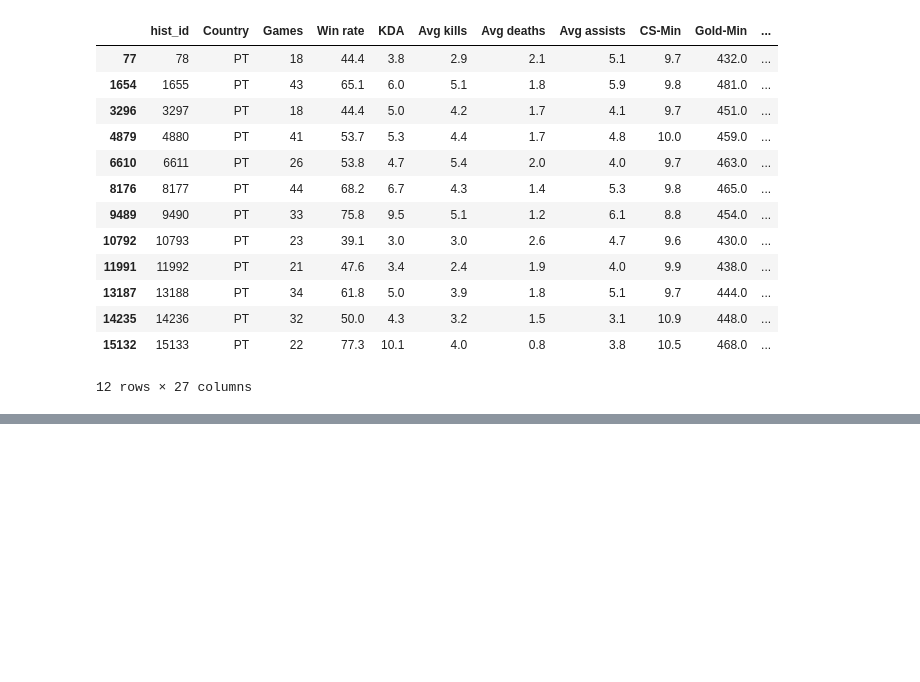
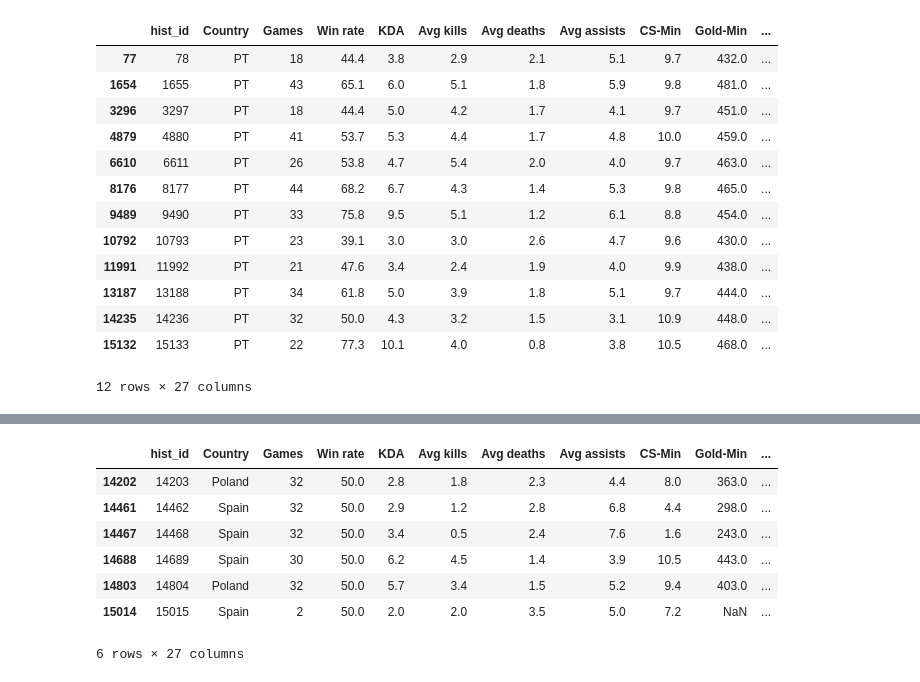
Before and after one commit to Linxx333/MrLinx-Data-ETL, a Jupyter notebook: src/main.ipynb, the cells around one changed output, grey strips where cells are left out. Cells and saved outputs as stored; diff of their text form; code cells hidden in the pictures; blank space fills up the shorter version.

```diff
--- a/src/main.ipynb
+++ b/src/main.ipynb
@@ -402,8 +402,8 @@ for i in range(len(winners['Winner'])):
         if winners['Runner-up'][i] == teams['name'][j]:
             winners['Runner-up'][i] = teams['team_id'][j]
 # %%
-players.to_csv('../Data/players.csv', index=False)
-hist_players.to_csv('../Data/hist.csv', index=False)
-winners.to_csv('../Data/winners.csv', index=False)
-split.to_csv('../Data/split.csv', index=False)
-teams.to_csv('../Data/teams.csv', index=False)
+players = pd.read_csv('../Data/players.csv')
+hist_players = pd.read_csv('../Data/hist.csv')
+winners = pd.read_csv('../Data/winners.csv')
+split = pd.read_csv('../Data/split.csv')
+teams = pd.read_csv('../Data/teams.csv')
@@ -409,0 +441,9 @@ teams.to_csv('../Data/teams.csv', index=False)
+# %%
+hist_players.columns = ['hist_id', 'Country', 'Games', 'Win rate', 'KDA', 'Avg kills',
+       'Avg deaths', 'Avg assists', 'CS-Min', 'Gold-Min', 'KP%', 'DMG%',
+       'Deaths-Min', 'Vision Puntuation Min', 'Avg Wards Min',
+       'Avg Wards Cleared Min', 'Avg Vision Wards Min',
+       'Gold Difference Min-15', 'CS Difference Min-15',
+       'XP Difference Min-15', 'First Blood Participation %',
+       'First Blood Victim %', 'Penta Kills', 'Solo Kills', 'split_id', 'team_id',
+       'players_id']
@@ -409,0 +456,11 @@ teams.to_csv('../Data/teams.csv', index=False)
+# %%
+hist_players.loc[hist_players.team_id == 'G2 Vodafone']
+# %% [output]
+|  | hist_id | Country | Games | Win rate | KDA | Avg kills | Avg deaths | Avg assists | CS-Min | Gold-Min | ... |
+| 14202 | 14203 | Poland | 32 | 50.0 | 2.8 | 1.8 | 2.3 | 4.4 | 8.0 | 363.0 | ... |
+| 14461 | 14462 | Spain | 32 | 50.0 | 2.9 | 1.2 | 2.8 | 6.8 | 4.4 | 298.0 | ... |
+| 14467 | 14468 | Spain | 32 | 50.0 | 3.4 | 0.5 | 2.4 | 7.6 | 1.6 | 243.0 | ... |
+| 14688 | 14689 | Spain | 30 | 50.0 | 6.2 | 4.5 | 1.4 | 3.9 | 10.5 | 443.0 | ... |
+| 14803 | 14804 | Poland | 32 | 50.0 | 5.7 | 3.4 | 1.5 | 5.2 | 9.4 | 403.0 | ... |
+| 15014 | 15015 | Spain | 2 | 50.0 | 2.0 | 2.0 | 3.5 | 5.0 | 7.2 | NaN | ... |
+6 rows × 27 columns
```
Also changed, not shown: parts of 15 cells of this notebook.
